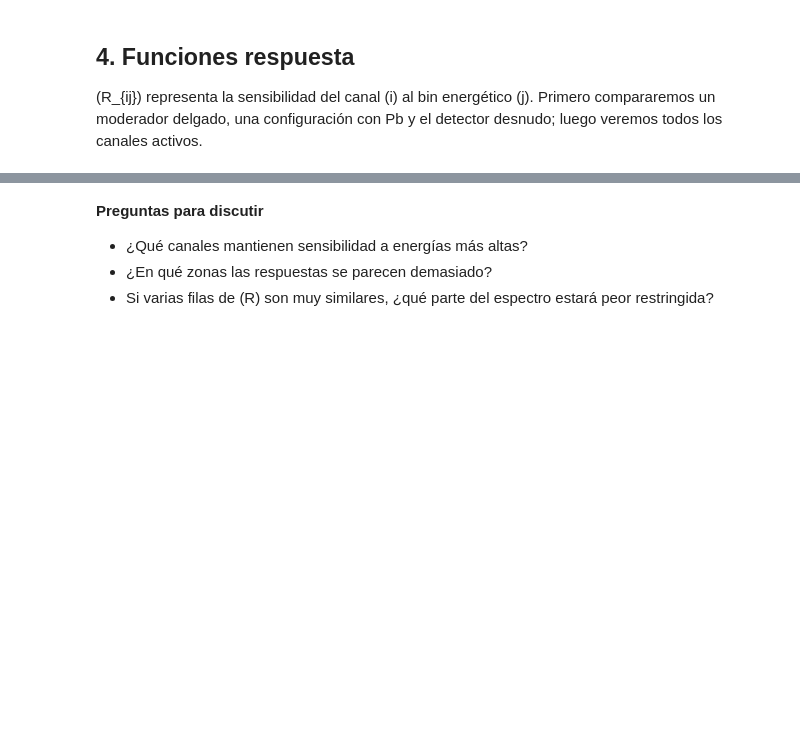
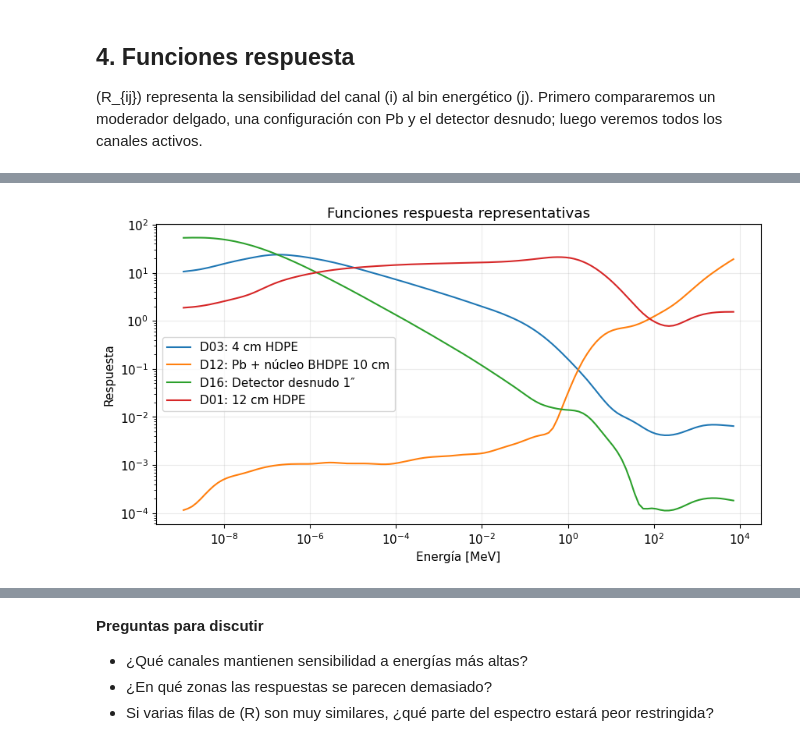
Before and after one commit to flopezus/cosmic-ray-neutron-spectrum-deconvolution-program, a Jupyter notebook: classroom/notebooks/unfolding_local.ipynb, the cells around one changed output, grey strips where cells are left out. Cells and saved outputs as stored; diff of their text form; code cells hidden in the pictures; blank space fills up the shorter version.

```diff
--- a/classroom/notebooks/unfolding_local.ipynb
+++ b/classroom/notebooks/unfolding_local.ipynb
@@ -161,14 +211,16 @@ display(response_metadata[["Canal", "Configuración", "Archivo"]])
 # %%
-representative_channels = ["D03", "D12", "D16"]
+representative_channels = ["D03", "D12", "D16","D01"]
 fig, axis = plt.subplots()
 for channel in representative_channels:
     row = response_metadata.index[response_metadata["Canal"] == channel][0]
     label = response_metadata.loc[row, "Configuración"]
     axis.loglog(energy_mid, response_matrix[row], label=f"{channel}: {label}")
 axis.set(xlabel="Energía [MeV]", ylabel="Respuesta",
          title="Funciones respuesta representativas")
 axis.legend()
 plt.show()
+# %% [output]
+[figure, added]
 # %%
 positive = response_matrix[response_matrix > 1e-22]
 color_norm = LogNorm(
```
Also changed, not shown: parts of 31 cells of this notebook.
